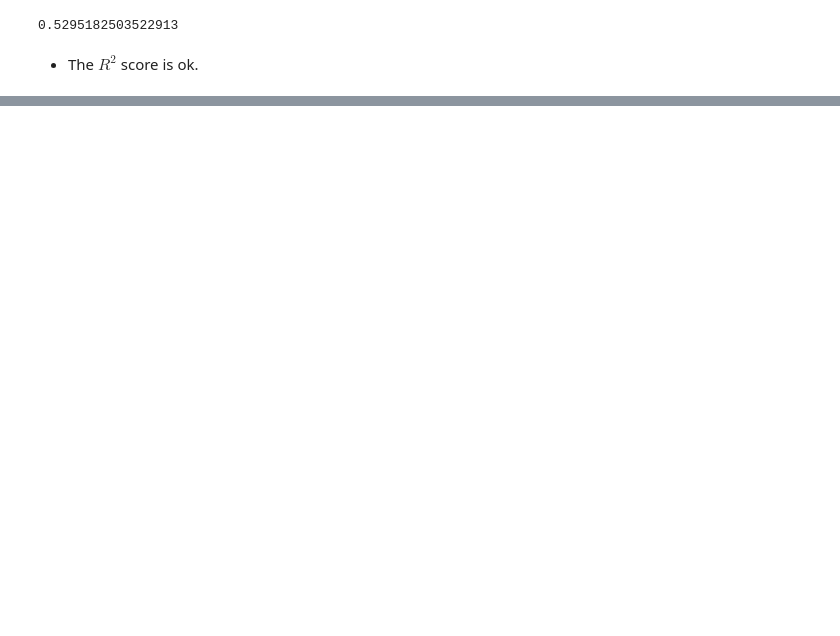
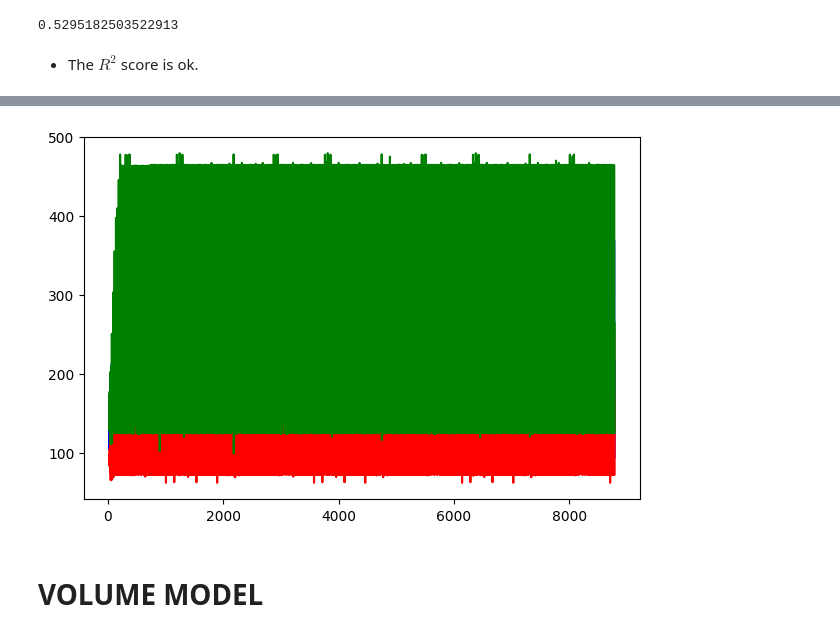
Before and after one commit to sameervk/OpenDataScienceSandbox, a Jupyter notebook: Forecasting/wind-energy-price-v0.ipynb, the cells around one changed output, grey strips where cells are left out. Drawn from its saved outputs; the diff is of its cells as text; code cells hidden in the pictures; blank space fills up the shorter version.

Commit message:
WIP: wind energy price R&D

```diff
--- a/Forecasting/wind-energy-price-v0.ipynb
+++ b/Forecasting/wind-energy-price-v0.ipynb
@@ -946,0 +1011,3 @@ model_price_p90.score(test_x, test_y)
+# %%
+df_price_23_24['time_cosine'] = np.cos(df_price_23_24['UtcDatetime'].map(lambda x: x.value))
+df_price_23_24['time_sine'] = np.sin(df_price_23_24['UtcDatetime'].map(lambda x: x.value))
@@ -946,0 +1142,4 @@ model_price_p90.score(test_x, test_y)
+# %%
+# reset index
+df_price_concat = pd.concat([df_price_seed, df_price_23_24], ignore_index=True)
+df_price_concat
@@ -946,0 +1160,23 @@ model_price_p90.score(test_x, test_y)
+# %%
+for row in df_price_concat.iloc[24:].itertuples():
+
+    # print(row)
+    df_price_concat.loc[row.Index, 'Expected Price'] = price_prediction_function(current_time_val=row,
+                                                                                last_time_val=df_price_concat.iloc[row.Index-24],
+                                                                                base_price=base_fft_price_arr,
+                                                                                model=model_price_expected,
+                                                                                 feature='Expected Price'
+                                                                                )
+    df_price_concat.loc[row.Index, 'P10'] = price_prediction_function(current_time_val=row,
+                                                                                last_time_val=df_price_concat.iloc[row.Index-24],
+                                                                                base_price=base_fft_price_arr,
+                                                                                model=model_price_p10,
+                                                                      feature='Expected Price'
+                                                                                )
+    df_price_concat.loc[row.Index, 'P90'] = price_prediction_function(current_time_val=row,
+                                                                                last_time_val=df_price_concat.iloc[row.Index-24],
+                                                                                base_price=base_fft_price_arr,
+                                                                                model=model_price_p90,
+                                                                      feature='Expected Price'
+                                                                                )
+    # break
@@ -946,0 +1203,19 @@ model_price_p90.score(test_x, test_y)
+# %%
+fig, ax = plt.subplots(1,1, figsize = (6,4), constrained_layout=True)
+
+ax.plot(df_price_concat['Expected Price'].iloc[24:], 'b', label='Expected Price')
+ax.plot(df_price_concat['P10'].iloc[24:], 'r', label='Expected Price')
+ax.plot(df_price_concat['P90'].iloc[24:], 'g', label='Expected Price')
+
+# ax.fill_between(x=np.arange(len(df_price_concat)-24),
+#                 y1 = df_price_concat['P10'].iloc[24:],
+#                 y2 = df_price_concat['P90'].iloc[24:],
+#                 alpha=0.7
+#                )
+
+# ax.set_xlim([])
+plt.show()
+# %% [output]
+[figure, added]
+# %% [markdown]
+# VOLUME MODEL
```
Also changed, not shown: parts of 112 cells of this notebook.
